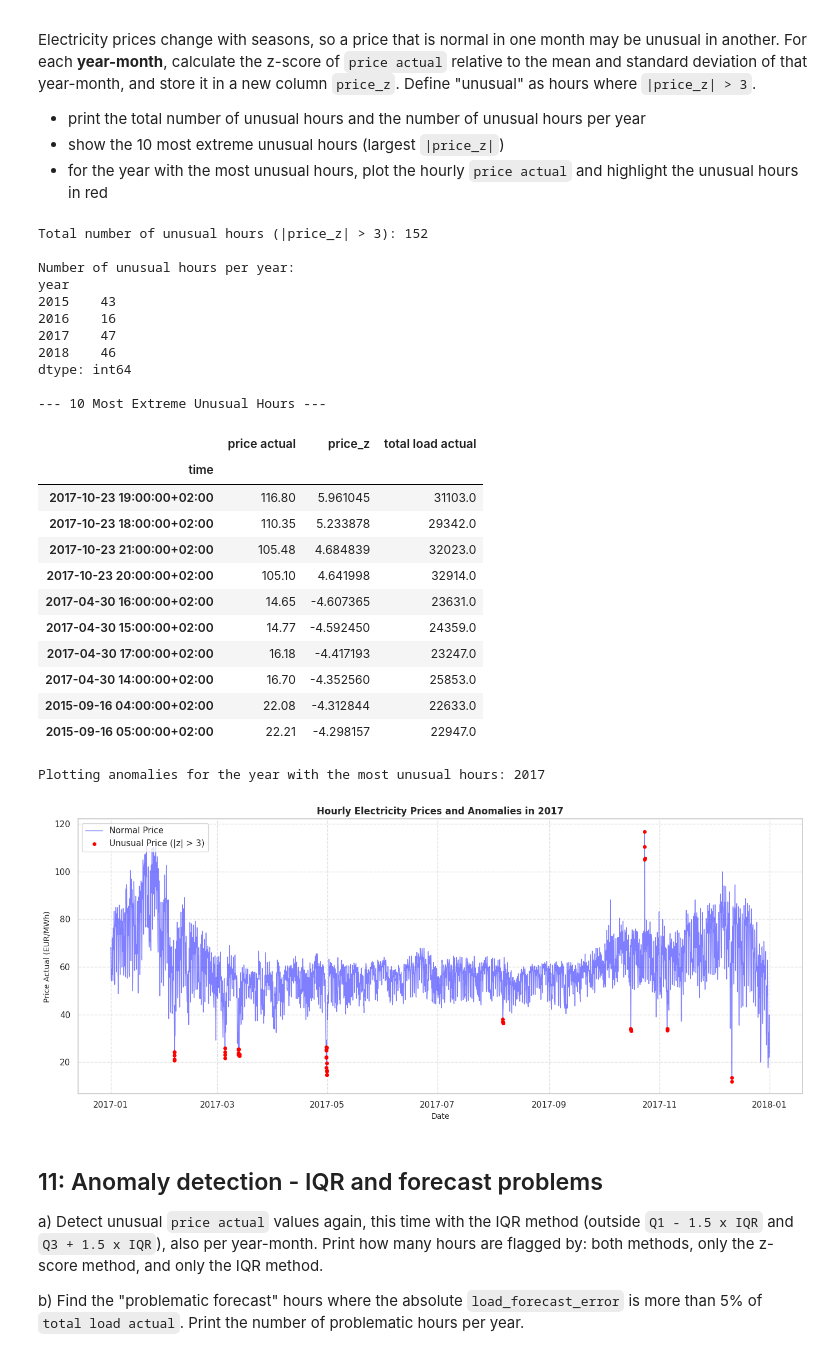
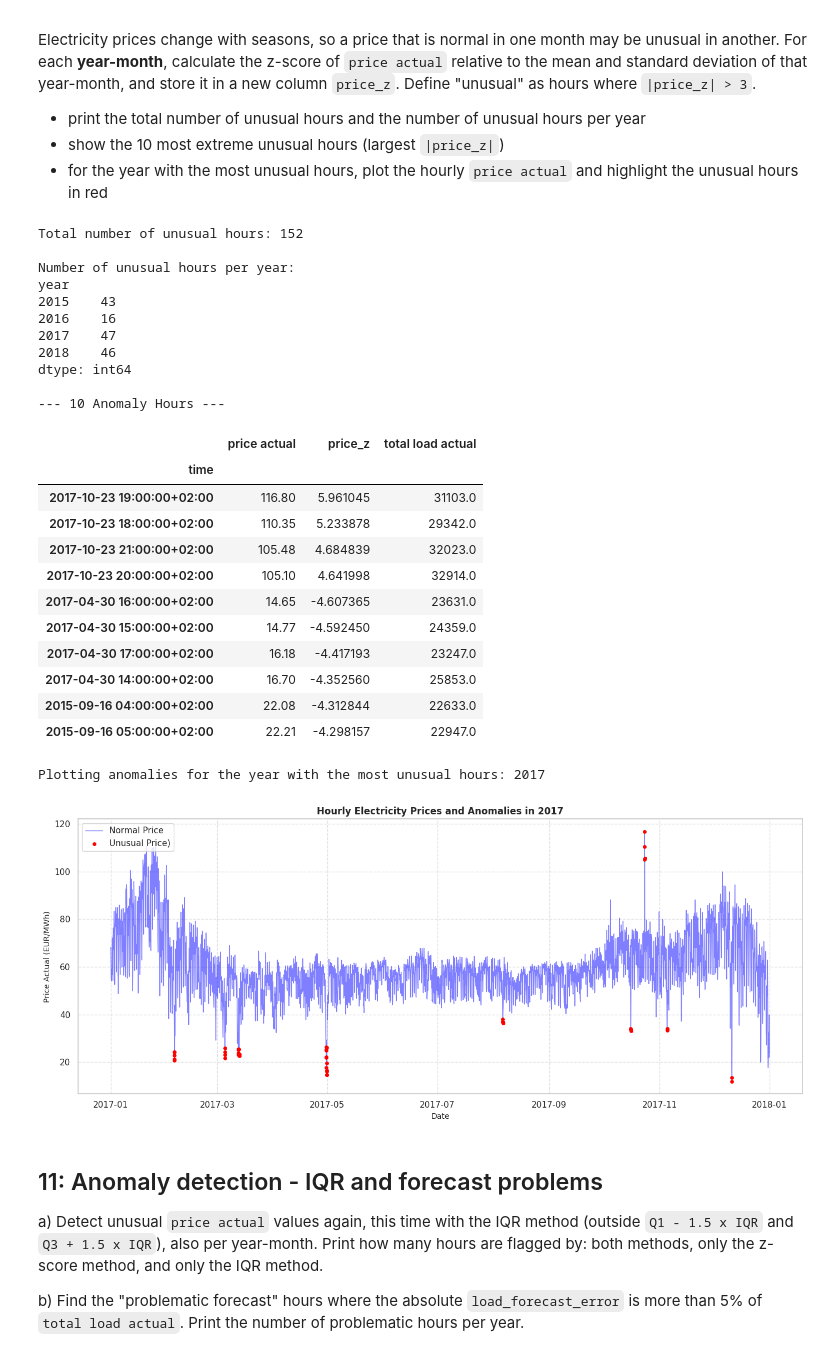
Before and after one commit to leon72305-source/26007815_tb1, a Jupyter notebook: 26007815_1.ipynb, the cells around one changed output. Cells and saved outputs as stored; diff of their text form; code cells hidden in the pictures.

```diff
--- a/26007815_1.ipynb
+++ b/26007815_1.ipynb
@@ -832,24 +832,31 @@ Electricity prices change with seasons, so a price that is normal in one month m
 - for the year with the most unusual hours, plot the hourly `price actual` and highlight the unusual hours in red
 # %%
 # BEGIN SOLUTION
-#Calculates z-score of 'price actua' based off year-month's mean and std
+#Calculates z-score of 'price actual' based off year-month's mean and std
 mean_ym = df_clean.groupby(['year', 'month'])['price actual'].transform('mean')
 std_ym = df_clean.groupby(['year', 'month'])['price actual'].transform('std')
 
+#Creates the 'price_z' column and sets up its calculation
 df_clean['price_z'] = (df_clean['price actual'] - mean_ym) / std_ym
+
+#Cleans up NaN values into a 0
 df_clean['price_z'] = df_clean['price_z'].fillna(0)
 
+#Detects unusual hours by checking if z-scores
 df_clean['is_unusual'] = df_clean['price_z'].abs() > 3
 
 total_unusual = df_clean['is_unusual'].sum()
-print(f"Total number of unusual hours (|price_z| > 3): {total_unusual}\n")
+print(f"Total number of unusual hours: {total_unusual}\n")
 
 unusual_per_year = df_clean[df_clean['is_unusual']].groupby('year').size()
 print("Number of unusual hours per year:")
 print(unusual_per_year)
 
-print("\n--- 10 Most Extreme Unusual Hours ---")
+print("\n--- 10 Anomaly Hours ---")
+
+#Cleans up filtered unusual rows to match index list order
 extreme_unusual = df_clean[df_clean['is_unusual']].reindex(
+    #Displays data in descending (largest to smallest) order
     df_clean[df_clean['is_unusual']]['price_z'].abs().sort_values(ascending=False).index
 ).head(10)
 
@@ -858,45 +865,46 @@ display(extreme_unusual[['price actual', 'price_z', 'total load actual']])
 top_year = unusual_per_year.idxmax()
 print(f"\nPlotting anomalies for the year with the most unusual hours: {top_year}")
 
+#Acts as filter for new 'df_top_year' and 'df_unusual_year'
 df_top_year = df_clean[df_clean['year'] == top_year]
 df_unusual_year = df_top_year[df_top_year['is_unusual']]
 
 plt.figure(figsize=(14, 6))
 plt.plot(df_top_year.index, df_top_year['price actual'], label='Normal Price', color='blue', alpha=0.5, linewidth=1)
-plt.scatter(df_unusual_year.index, df_unusual_year['price actual'], label='Unusual Price (|z| > 3)', color='red', s=15, zorder=5)
+plt.scatter(df_unusual_year.index, df_unusual_year['price actual'], label='Unusual Price)', color='red', s=15, zorder=5)
 
 plt.title(f'Hourly Electricity Prices and Anomalies in {top_year}', fontsize=12, fontweight='bold')
 plt.xlabel('Date', fontsize=10)
 plt.ylabel('Price Actual (EUR/MWh)', fontsize=10)
 plt.legend(loc='upper left')
 plt.grid(True, linestyle='--', alpha=0.6)
 
 plt.tight_layout()
 plt.show()
 # END SOLUTION
 # %% [output]
-Total number of unusual hours (|price_z| > 3): 152
+Total number of unusual hours: 152
 
 Number of unusual hours per year:
 year
 2015    43
 2016    16
 2017    47
 2018    46
 dtype: int64
 
---- 10 Most Extreme Unusual Hours ---
+--- 10 Anomaly Hours ---
 |  | price actual | price_z | total load actual |
 | time |  |  |  |
 | 2017-10-23 19:00:00+02:00 | 116.80 | 5.961045 | 31103.0 |
 | 2017-10-23 18:00:00+02:00 | 110.35 | 5.233878 | 29342.0 |
 | 2017-10-23 21:00:00+02:00 | 105.48 | 4.684839 | 32023.0 |
 | 2017-10-23 20:00:00+02:00 | 105.10 | 4.641998 | 32914.0 |
 | 2017-04-30 16:00:00+02:00 | 14.65 | -4.607365 | 23631.0 |
 | 2017-04-30 15:00:00+02:00 | 14.77 | -4.592450 | 24359.0 |
 | 2017-04-30 17:00:00+02:00 | 16.18 | -4.417193 | 23247.0 |
 | 2017-04-30 14:00:00+02:00 | 16.70 | -4.352560 | 25853.0 |
 | 2015-09-16 04:00:00+02:00 | 22.08 | -4.312844 | 22633.0 |
 | 2015-09-16 05:00:00+02:00 | 22.21 | -4.298157 | 22947.0 |
 Plotting anomalies for the year with the most unusual hours: 2017
-[figure, old version]
+[figure, new version]
```
Also changed, not shown: parts of 9 cells of this notebook.
